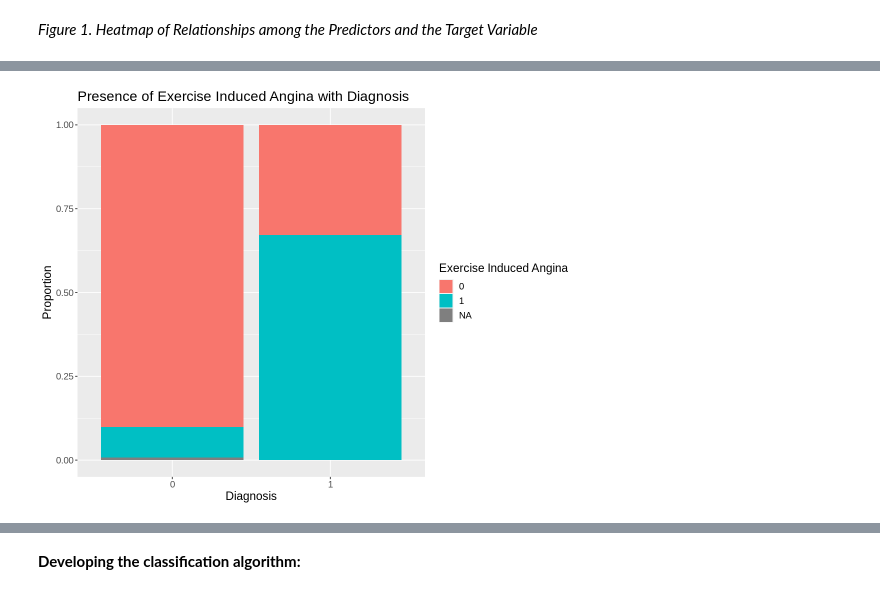
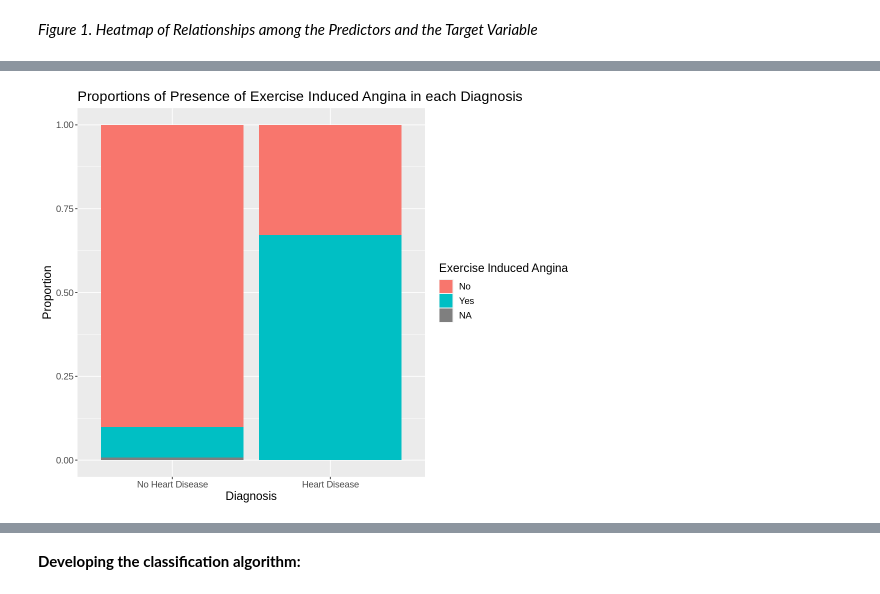
Before and after one commit to GeneRevo/DSCI100-007-Group10, a Jupyter notebook: 007_project_final_report.ipynb, the cells around one changed output, grey strips where cells are left out. Drawn from its saved outputs; the diff is of its cells as text; code cells hidden in the pictures.

```diff
--- a/007_project_final_report.ipynb
+++ b/007_project_final_report.ipynb
@@ -346,10 +356,13 @@ the top five categorical variables:
 # %%
-# bar plot of diganosis vs exang (the best predictor)
-ggplot(predictor_train, aes(x = as.factor(num), fill = as.factor(exang))) +
-    geom_bar(position = "fill") +
-    labs(x = "Diagnosis", y = "Proportion",
-    title = "Presence of Exercise Induced Angina with Diagnosis",
-    fill = "Exercise Induced Angina") +
-    theme(text = element_text(size = 14))
+ggplot(predictor_train, aes(x = as.factor(num), fill = factor(exang))) +
+  geom_bar(position = "fill") +
+  labs(x = "Diagnosis", y = "Proportion",
+       title = "Proportions of Presence of Exercise Induced Angina in each Diagnosis",
+       fill = "Exercise Induced Angina") +
+  theme(text = element_text(size = 14)) +
+  scale_fill_manual(values = c("#F8766D", "#00BFC4"),
+                    name = "Exercise Induced Angina",
+                    labels = c("No", "Yes")) +
+  scale_x_discrete(labels = c("No Heart Disease", "Heart Disease"))
 # %% [output]
-[figure, old version]
+[figure, new version]
```
Also changed, not shown: parts of 10 cells of this notebook.
